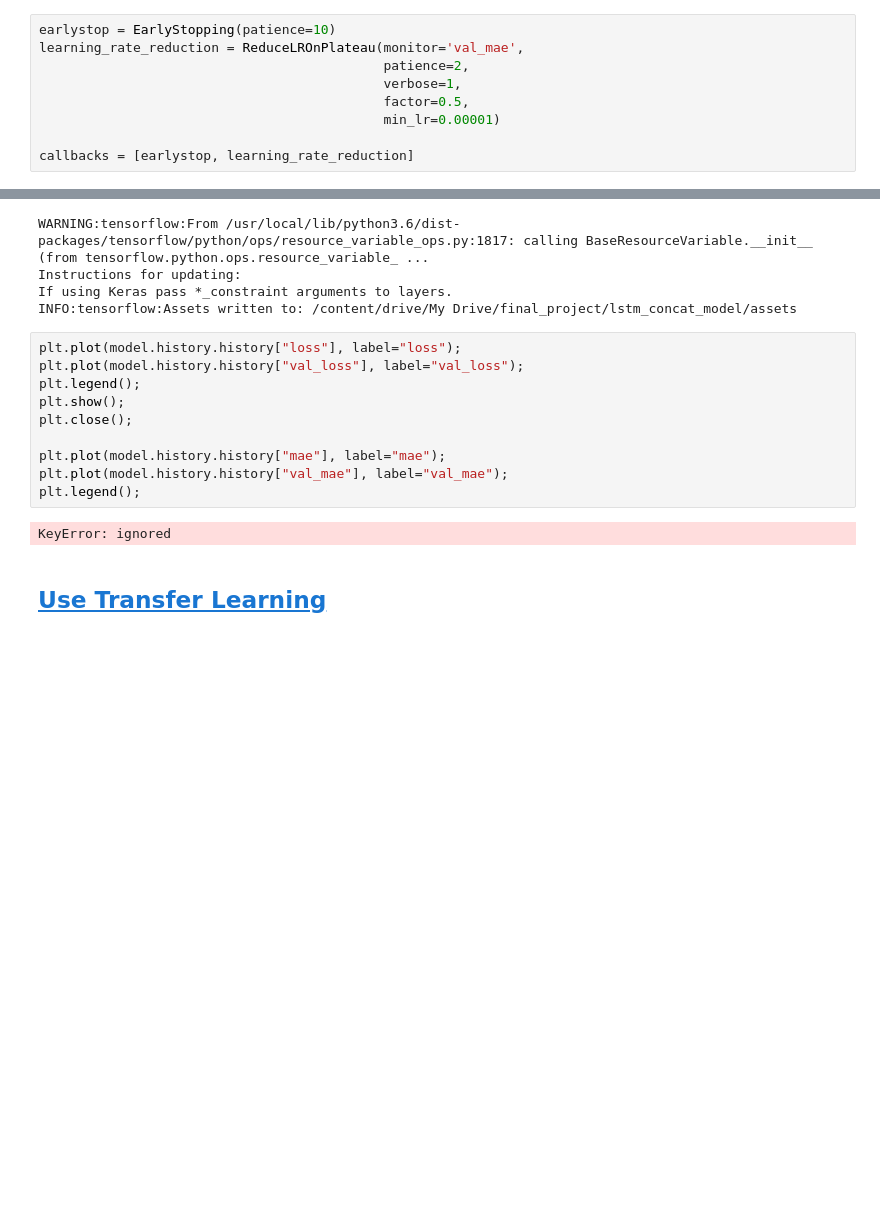
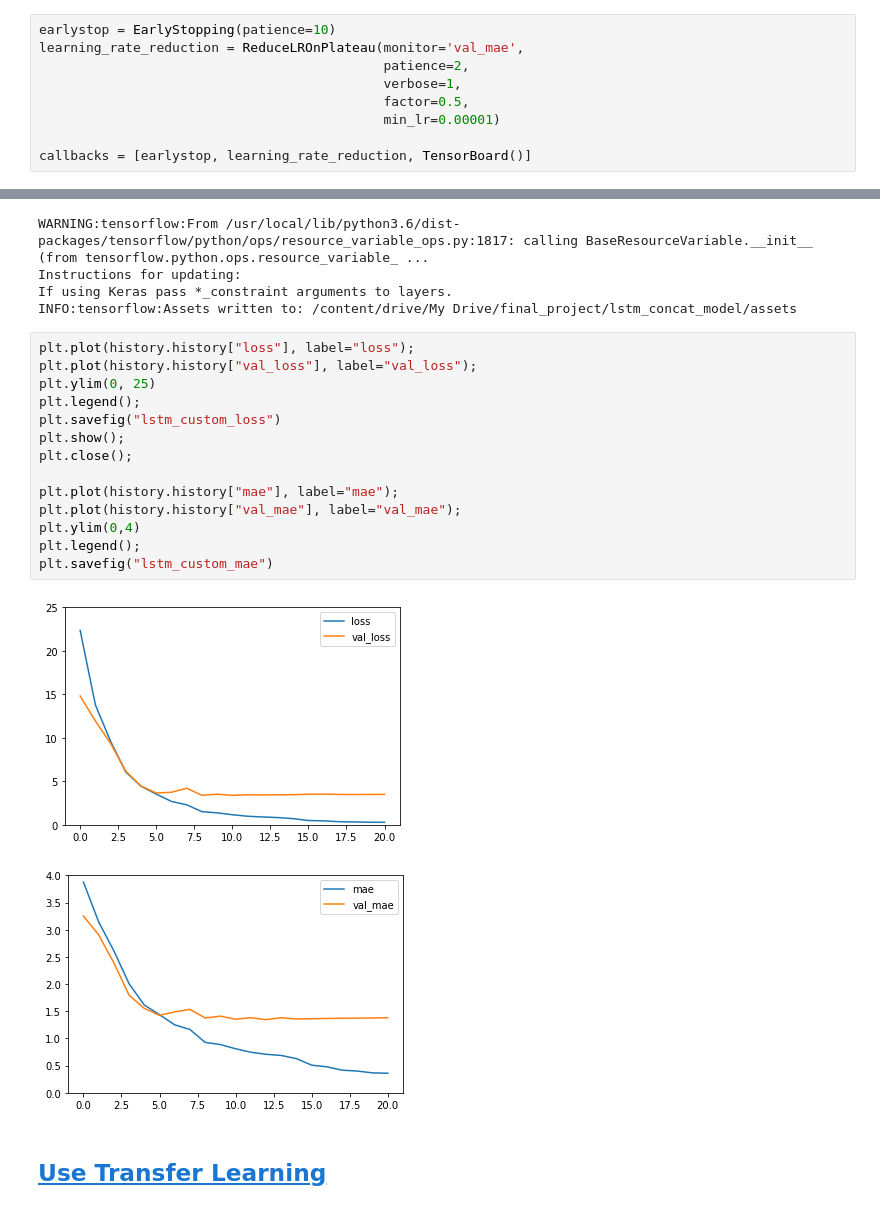
Before and after one commit to educatorsRlearners/book-maturity, a Jupyter notebook: 10_lstm_concat.ipynb, the cells around one changed output, grey strips where cells are left out. Cells and saved outputs as stored; diff of their text form; blank space fills up the shorter version.

Commit message:
Updated LSTM Concat

```diff
--- a/10_lstm_concat.ipynb
+++ b/10_lstm_concat.ipynb
@@ -171,7 +166,7 @@ learning_rate_reduction = ReduceLROnPlateau(monitor='val_mae',
                                             factor=0.5,
                                             min_lr=0.00001)
 
-callbacks = [earlystop, learning_rate_reduction]
+callbacks = [earlystop, learning_rate_reduction, TensorBoard()]
 # %% [markdown]
 ## Fit the Model
 # %%
@@ -216,17 +211,22 @@ Instructions for updating:
 If using Keras pass *_constraint arguments to layers.
 INFO:tensorflow:Assets written to: /content/drive/My Drive/final_project/lstm_concat_model/assets
 # %%
-plt.plot(model.history.history["loss"], label="loss");
-plt.plot(model.history.history["val_loss"], label="val_loss");
+plt.plot(history.history["loss"], label="loss");
+plt.plot(history.history["val_loss"], label="val_loss");
+plt.ylim(0, 25)
 plt.legend();
+plt.savefig("lstm_custom_loss")
 plt.show();
 plt.close();
 
-plt.plot(model.history.history["mae"], label="mae");
-plt.plot(model.history.history["val_mae"], label="val_mae");
+plt.plot(history.history["mae"], label="mae");
+plt.plot(history.history["val_mae"], label="val_mae");
+plt.ylim(0,4)
 plt.legend();
+plt.savefig("lstm_custom_mae")
 # %% [output]
-KeyError: ignored
+[figure, added]
+[figure, added]
 # %% [markdown]
 ## [Use Transfer Learning](https://www.analyticsvidhya.com/blog/2020/03/pretrained-word-embeddings-nlp/)
 # %%
```
Also changed, not shown: parts of 9 cells of this notebook, 4 other files.
